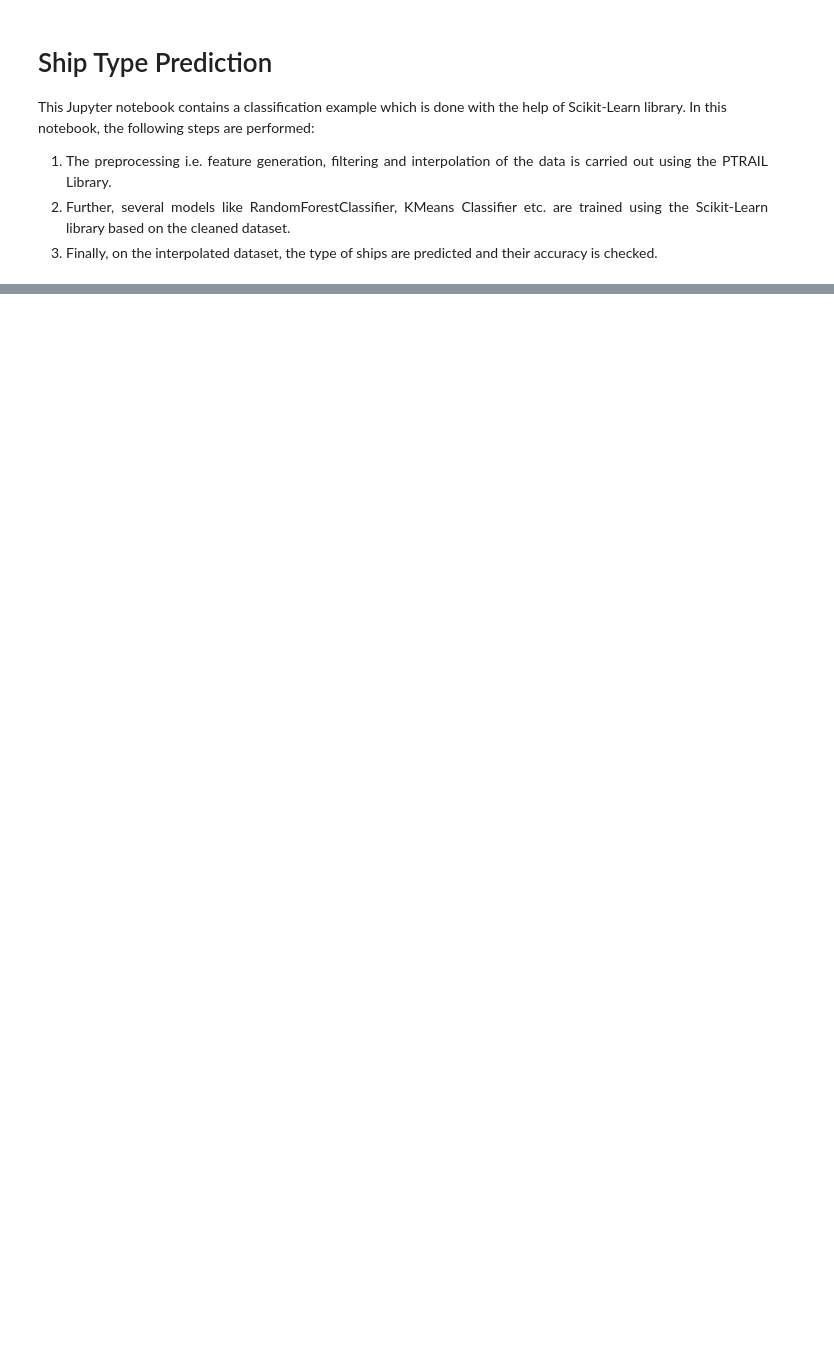
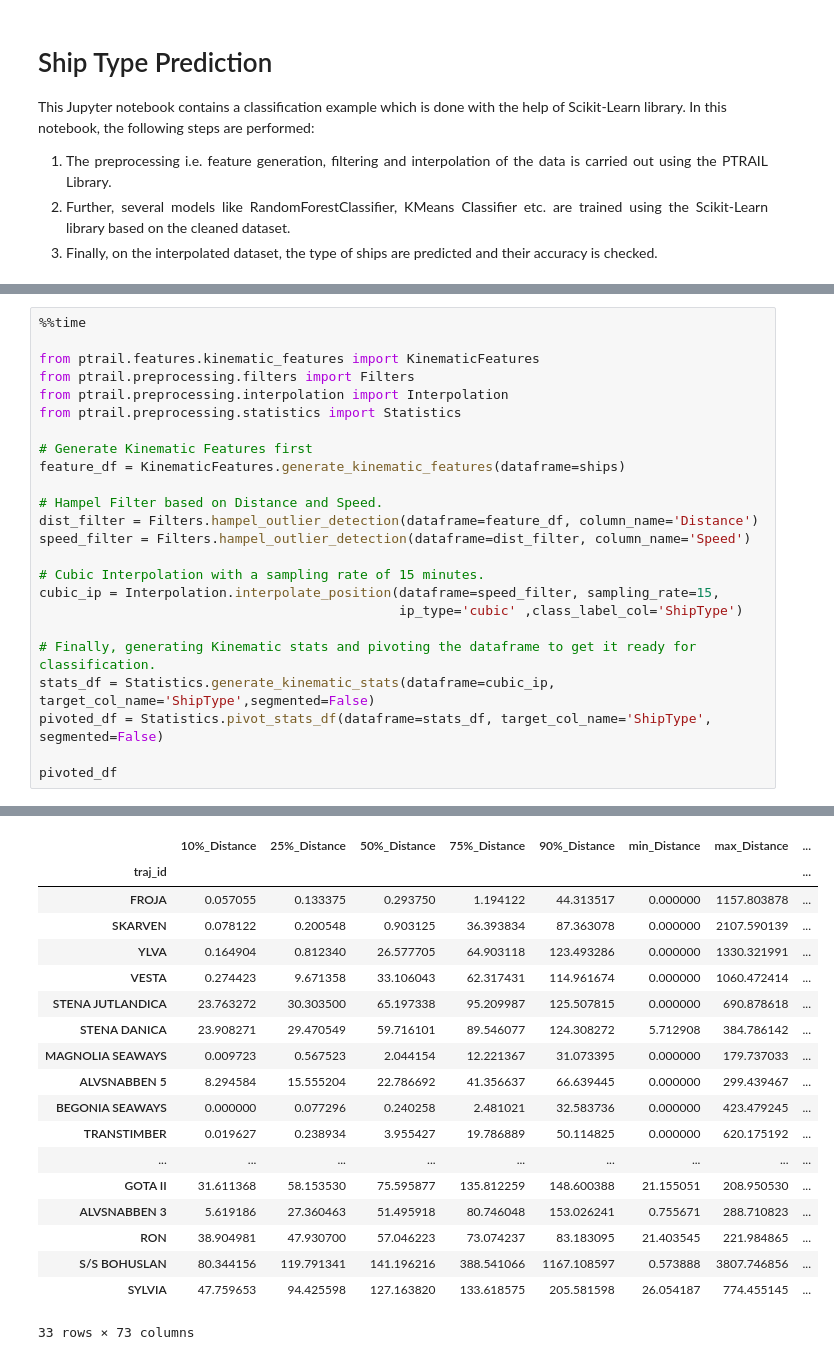
Before and after one commit to YakshHaranwala/PTRAIL, a Jupyter notebook: examples/Jupyter Notebooks/9.2 Ship Type Prediction.ipynb, the cells around one changed output, grey strips where cells are left out. Saved outputs shown, nothing was run; the diff lists cells and outputs as text; blank space fills up the shorter version.

```diff
--- a/examples/Jupyter Notebooks/9.2 Ship Type Prediction.ipynb
+++ b/examples/Jupyter Notebooks/9.2 Ship Type Prediction.ipynb
@@ -244,0 +64,25 @@ pivoted
+# %%
+%%time
+
+from ptrail.features.kinematic_features import KinematicFeatures
+from ptrail.preprocessing.filters import Filters
+from ptrail.preprocessing.interpolation import Interpolation
+from ptrail.preprocessing.statistics import Statistics
+
+# Generate Kinematic Features first
+feature_df = KinematicFeatures.generate_kinematic_features(dataframe=ships)
+
+# Hampel Filter based on Distance and Speed.
+dist_filter = Filters.hampel_outlier_detection(dataframe=feature_df, column_name='Distance')
+speed_filter = Filters.hampel_outlier_detection(dataframe=dist_filter, column_name='Speed')
+
+# Cubic Interpolation with a sampling rate of 15 minutes.
+cubic_ip = Interpolation.interpolate_position(dataframe=speed_filter, sampling_rate=15,
+                                              ip_type='cubic' ,class_label_col='ShipType')
+
+# Finally, generating Kinematic stats and pivoting the dataframe to get it ready for classification.
+stats_df = Statistics.generate_kinematic_stats(dataframe=cubic_ip, target_col_name='ShipType',segmented=False)
+pivoted_df = Statistics.pivot_stats_df(dataframe=stats_df, target_col_name='ShipType', segmented=False)
+
+pivoted_df
+# %% [output]
@@ -245,3 +91,22 @@ pivoted
+|  | 10%_Distance | 25%_Distance | 50%_Distance | 75%_Distance | 90%_Distance | min_Distance | max_Distance | ... |
+| traj_id |  |  |  |  |  |  |  | ... |
+| FROJA | 0.057055 | 0.133375 | 0.293750 | 1.194122 | 44.313517 | 0.000000 | 1157.803878 | ... |
+| SKARVEN | 0.078122 | 0.200548 | 0.903125 | 36.393834 | 87.363078 | 0.000000 | 2107.590139 | ... |
+| YLVA | 0.164904 | 0.812340 | 26.577705 | 64.903118 | 123.493286 | 0.000000 | 1330.321991 | ... |
+| VESTA | 0.274423 | 9.671358 | 33.106043 | 62.317431 | 114.961674 | 0.000000 | 1060.472414 | ... |
+| STENA JUTLANDICA | 23.763272 | 30.303500 | 65.197338 | 95.209987 | 125.507815 | 0.000000 | 690.878618 | ... |
+| STENA DANICA | 23.908271 | 29.470549 | 59.716101 | 89.546077 | 124.308272 | 5.712908 | 384.786142 | ... |
+| MAGNOLIA SEAWAYS | 0.009723 | 0.567523 | 2.044154 | 12.221367 | 31.073395 | 0.000000 | 179.737033 | ... |
+| ALVSNABBEN 5 | 8.294584 | 15.555204 | 22.786692 | 41.356637 | 66.639445 | 0.000000 | 299.439467 | ... |
+| BEGONIA SEAWAYS | 0.000000 | 0.077296 | 0.240258 | 2.481021 | 32.583736 | 0.000000 | 423.479245 | ... |
+| TRANSTIMBER | 0.019627 | 0.238934 | 3.955427 | 19.786889 | 50.114825 | 0.000000 | 620.175192 | ... |
+| ... | ... | ... | ... | ... | ... | ... | ... | ... |
+| GOTA II | 31.611368 | 58.153530 | 75.595877 | 135.812259 | 148.600388 | 21.155051 | 208.950530 | ... |
+| ALVSNABBEN 3 | 5.619186 | 27.360463 | 51.495918 | 80.746048 | 153.026241 | 0.755671 | 288.710823 | ... |
+| RON | 38.904981 | 47.930700 | 57.046223 | 73.074237 | 83.183095 | 21.403545 | 221.984865 | ... |
+| S/S BOHUSLAN | 80.344156 | 119.791341 | 141.196216 | 388.541066 | 1167.108597 | 0.573888 | 3807.746856 | ... |
+| SYLVIA | 47.759653 | 94.425598 | 127.163820 | 133.618575 | 205.581598 | 26.054187 | 774.455145 | ... |
+33 rows × 73 columns
 # %%
 # Step-5: Getting the test and train datasets ready.
 from sklearn.model_selection import train_test_split
```
Also changed, not shown: parts of 14 cells of this notebook, 2 other files.
